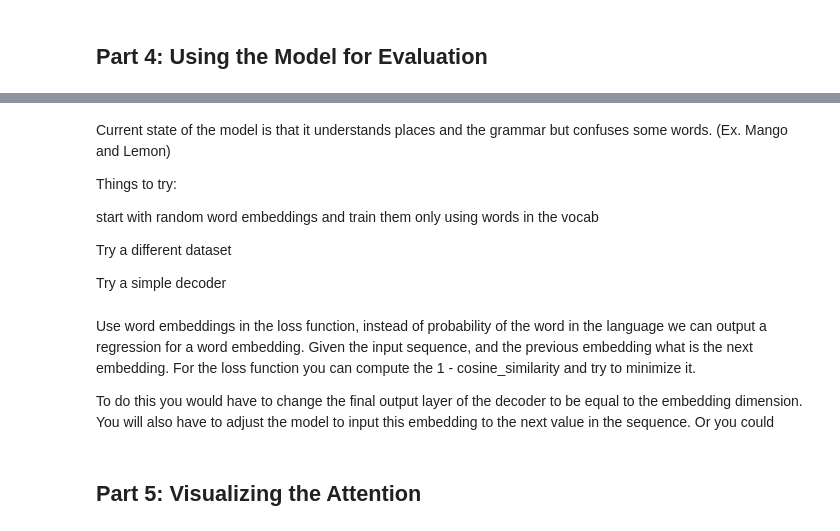
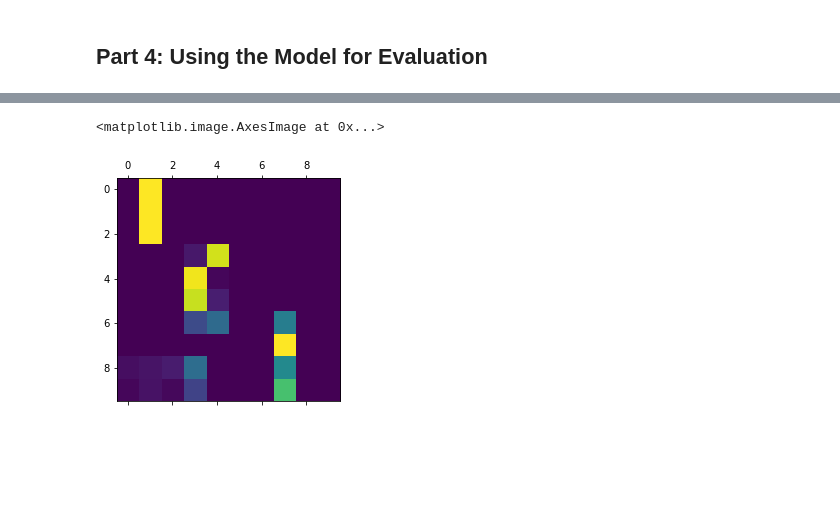
Before and after one commit to macbrennan90/translation-model, a Jupyter notebook: translation-model.ipynb, the cells around one changed output, grey strips where cells are left out. Drawn from its saved outputs; the diff is of its cells as text; code cells hidden in the pictures; blank space fills up the shorter version.

```diff
--- a/translation-model.ipynb
+++ b/translation-model.ipynb
@@ -1183,12 +1100,13 @@ for batch in dataloader:
 def evaluate(input_tensor):
     pass
 # %%
-input_tensor = batch['french_tensor'][10].unsqueeze_(0)
-print(batch['english_sentence'][10])
+input_tensor = batch['french_tensor'][11].unsqueeze_(0)
+print(batch['english_sentence'][11])
 for index in input_tensor[0]:
     word = fr_idx2word[index.item()]
-    if word != '<pad>':
+    if word != '<s>':
         print(word)
     else:
+        print(word)
         break
 # %% [output]
@@ -1218,17 +1131,20 @@ with torch.no_grad():
 
     decoder_input =  torch.tensor([fr_word2idx['<s>']]*input_tensor.shape[0], dtype=torch.long, device=device).unsqueeze(0)
     decoder_hidden = (encoder_hidden[0][::2].contiguous(), encoder_hidden[1][::2].contiguous())
-
+    #decoder_hidden = decoder.initHidden(1)
 
     output_list = []
-    attn_weight_list = []
+    attn_weight_list = np.zeros((seq_length, seq_length))
     for di in range(seq_length):
-        output, output_embedding, decoder_hidden, attn_weights = decoder.forward(decoder_input,
-                                                                                 decoder_hidden,
-                                                                                 encoder_output)
+        output, decoder_hidden, attn_weights = decoder.forward(decoder_input,
+                                                               decoder_hidden,
+                                                               encoder_output)
+
         decoder_input = output.topk(1)[1].detach()
         output_list.append(output.topk(1)[1])
-        attn_weight_list.append(attn_weights)
+        word = en_idx2word[output.topk(1)[1].item()]
+
+        attn_weight_list[di] += attn_weights[0,0,:].cpu().numpy()
 # %%
 for index in output_list:
     word = en_idx2word[index.item()]
@@ -1254,18 +1163 @@ january
 </s>
-# %% [markdown]
-Current state of the model is that it understands places and the grammar but confuses some words. (Ex. Mango and Lemon)
-
-Things to try:
-
-start with random word embeddings and train them only using words in the vocab
-
-Try a different dataset
-
-Try a simple decoder
-# %% [markdown]
-Use word embeddings in the loss function, instead of probability of the word in the language we can output a regression for a word embedding. Given the input sequence, and the previous embedding what is the next embedding. For the loss function you can compute the 1 - cosine_similarity and try to minimize it.
-
-To do this you would have to change the final output layer of the decoder to be equal to the embedding dimension.
-You will also have to adjust the model to input this embedding to the next value in the sequence. Or you could
-# %% [markdown]
-## Part 5: Visualizing the Attention
@@ -1279,0 +1164,5 @@ longest
+# %%
+plt.matshow(attn_weight_list)
+# %% [output]
+<matplotlib.image.AxesImage at 0x...>
+[figure, added]
```
Also changed, not shown: parts of 82 cells of this notebook, 1 other file.
